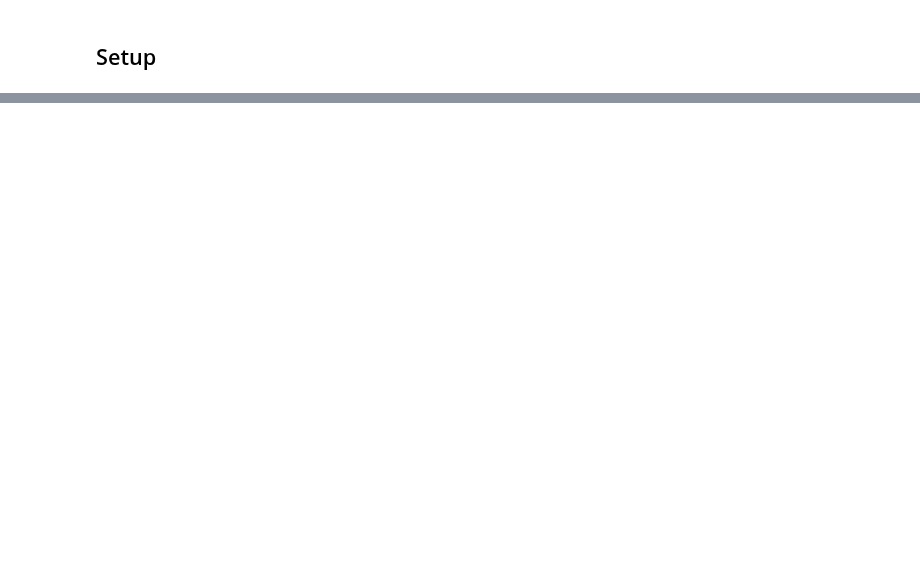
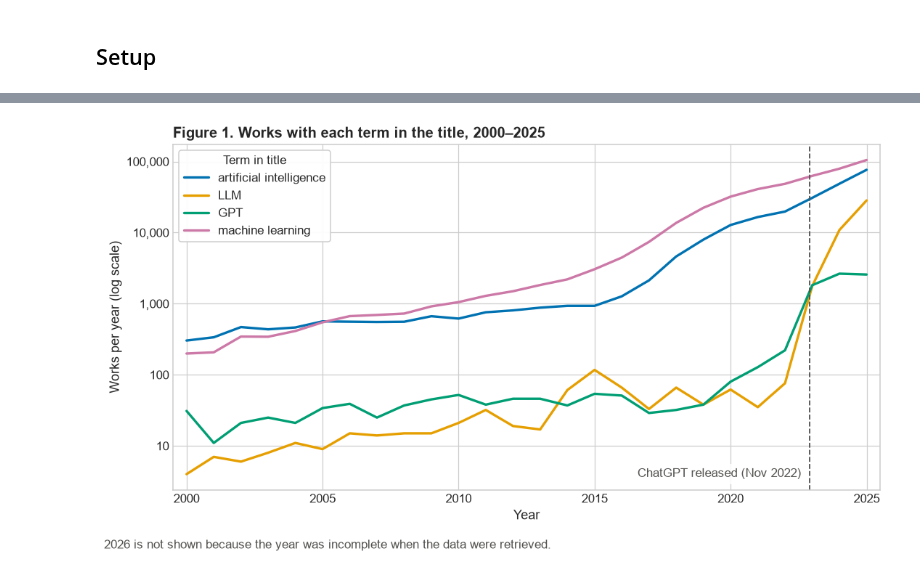
Before and after one commit to rola2005-klc/datasci530fall2026, a Jupyter notebook: Lecture 07/DATASCI530_Assignment3.ipynb, the cells around one changed output, grey strips where cells are left out. Cells and saved outputs as stored; diff of their text form; code cells hidden in the pictures; blank space fills up the shorter version.

```diff
--- a/Lecture 07/DATASCI530_Assignment3.ipynb
+++ b/Lecture 07/DATASCI530_Assignment3.ipynb
@@ -1573,0 +19,14 @@ Table A1
+# %%
+import os                                # check whether a saved JSON file exists
+import json                              # read and write the saved JSON files
+import time                              # retrieval date and a short pause between requests
+import requests                          # send requests to the OpenAlex API
+import numpy as np                       # bar positions (Figure 2) and missing values (Figure 1)
+import pandas as pd                      # tables
+import matplotlib.pyplot as plt          # figures
+from IPython.display import display      # show the formatted tables
+
+plt.style.use("seaborn-v0_8-whitegrid")
+plt.rcParams.update({"font.size": 11, "axes.titlesize": 13, "axes.labelsize": 12,
+                     "xtick.labelsize": 11, "ytick.labelsize": 11,
+                     "legend.fontsize": 11, "figure.dpi": 110})
@@ -1573,0 +427,33 @@ Table A1
+# %%
+# dict_colors: one fixed colour-blind-safe colour per term (Okabe-Ito palette)
+dict_colors = {"artificial intelligence": "#0072B2",
+               "LLM":                     "#E69F00",
+               "GPT":                     "#009E73",
+               "machine learning":        "#CC79A7"}
+
+fig, ax = plt.subplots(figsize = (10, 5.5))
+
+for keyword in list_keywords:
+    values = yearly_works[keyword].replace(0, np.nan)          # a log scale cannot show 0
+    ax.plot(values.index, values, color = dict_colors[keyword], linewidth = 2.2, label = keyword)
+
+ax.set_yscale("log")
+ax.yaxis.set_major_formatter("{x:,.0f}")
+ax.axvline(2022.9, color = "#52514e", linestyle = "--", linewidth = 1.2)
+ax.text(2022.6, 0.03, "ChatGPT released (Nov 2022)", transform = ax.get_xaxis_transform(),
+        ha = "right", va = "bottom", fontsize = 11, color = "#52514e",
+        bbox = {"facecolor": "white", "edgecolor": "none", "alpha": 0.85})
+ax.set_title("Figure 1. Works with each term in the title, 2000–2025", loc = "left",
+             fontsize = 13, fontweight = "bold")
+ax.set_xlabel("Year")
+ax.set_ylabel("Works per year (log scale)")
+ax.set_xlim(1999.5, 2025.5)
+ax.set_xticks(range(2000, 2026, 5))
+ax.legend(title = "Term in title", loc = "upper left", frameon = True, framealpha = 0.95)
+
+fig.text(0.01, 0.01, "2026 is not shown because the year was incomplete when the data were retrieved.",
+         fontsize = 11, color = "#52514e")
+fig.tight_layout(rect = (0, 0.04, 1, 1))
+plt.show()
+# %% [output]
+[figure, added]
```
Also changed, not shown: parts of 68 cells of this notebook, 2 other files.
